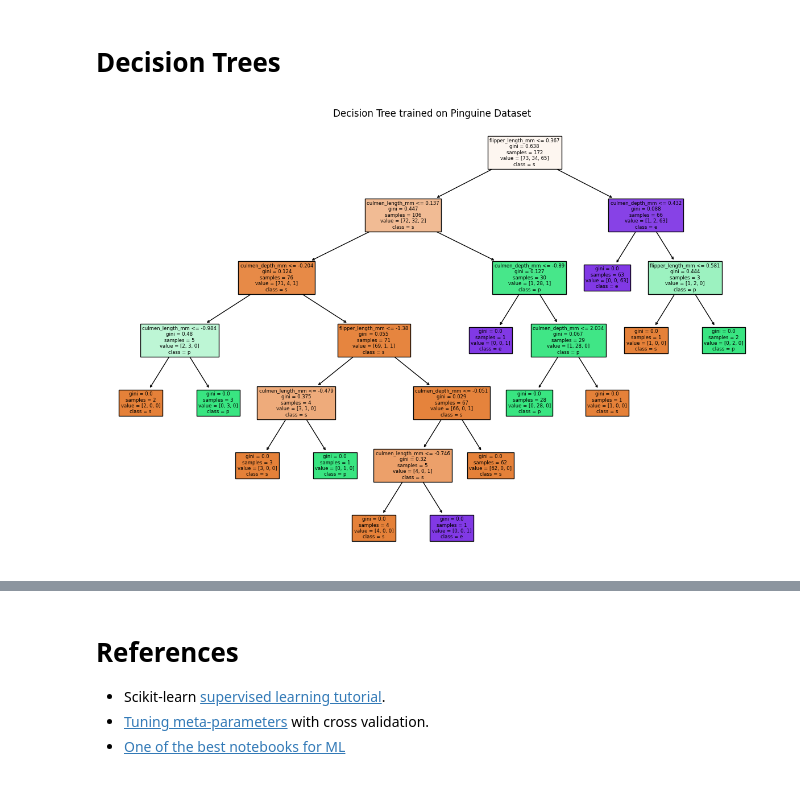
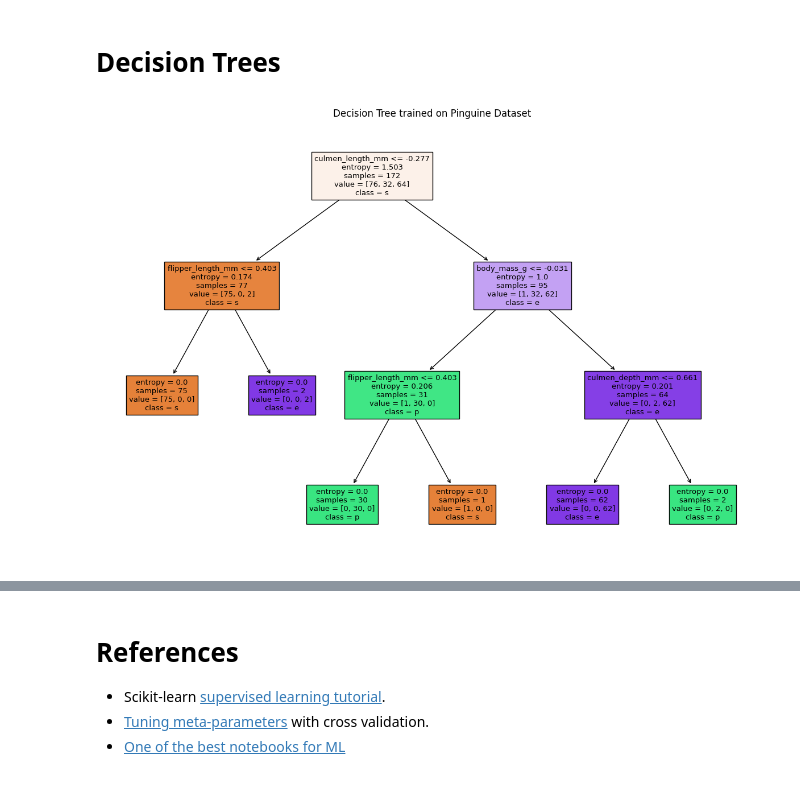
Before and after one commit to borislevant/python4ml, a Jupyter notebook: classification.ipynb, the cells around one changed output, grey strips where cells are left out. Cells and saved outputs as stored; diff of their text form; code cells hidden in the pictures.

```diff
--- a/classification.ipynb
+++ b/classification.ipynb
@@ -347,20 +347,20 @@ Remember that in our model we used only numerical values. However, we can take i
 # %%
 from sklearn.tree import DecisionTreeClassifier, plot_tree
 
 # Building the Decision Tree model
-tree = DecisionTreeClassifier(random_state=42)
+tree = DecisionTreeClassifier(random_state=42, criterion='entropy')
 tree.fit(X_train, y_train)
 
 # Evaluating the model
 accuracy = tree.score(X_test, y_test)
 
 # Preparing a plot of the tree
 plt.figure(figsize=(15, 10))
 plot_tree(tree, feature_names=numerical_columns, class_names='species', filled=True)
 plt.title("Decision Tree trained on Pinguine Dataset")
 plt.show()
 # %% [output]
-[figure, old version]
+[figure, new version]
 # %%
 print(f'Decision tree accuracy={accuracy}')
 # %% [output]
```
Also changed, not shown: parts of 3 cells of this notebook.
